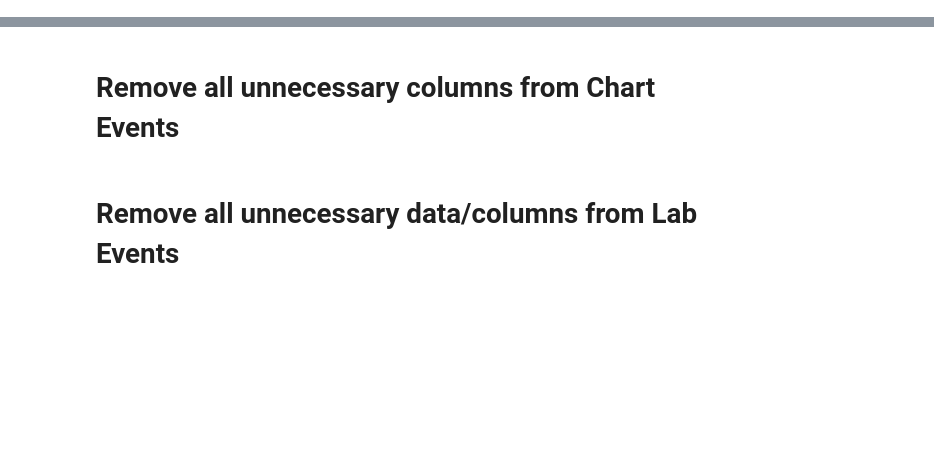
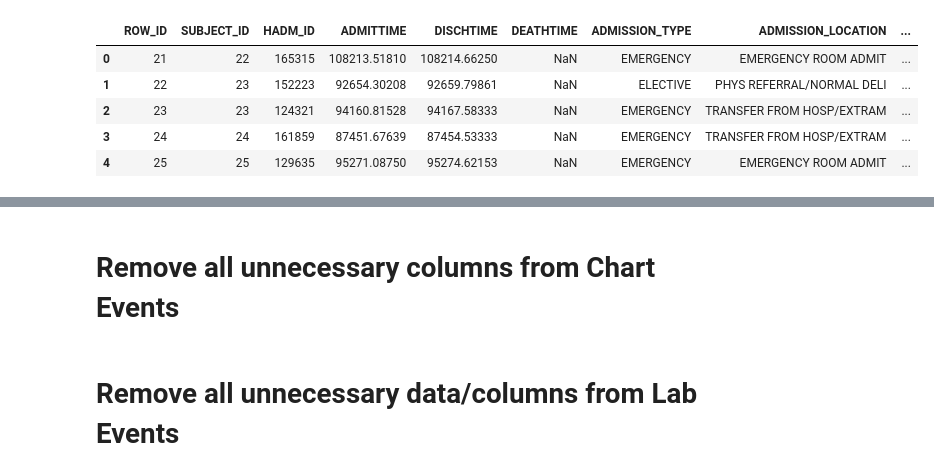
Before and after one commit to Amu19/conformalrnn1, a Jupyter notebook: utils/THESIS_NOTE.ipynb, the cells around one changed output, grey strips where cells are left out. Cells and saved outputs as stored; diff of their text form; code cells hidden in the pictures; blank space fills up the shorter version.

```diff
--- a/utils/THESIS_NOTE.ipynb
+++ b/utils/THESIS_NOTE.ipynb
@@ -14,4 +18,12 @@ from sklearn.preprocessing import StandardScaler
 # %%
-#df_admissions1 = pd.read_csv('C:/Users/Chicki/Desktop/Data/admissions_new1.csv')
-#df_admissions.count()
+df_admissions1 = pd.read_csv('C:/Users/Chicki/Desktop/Data/admissions_new1.csv')
+df_admissions1.head()
+
 #df_admissions1[df_admissions1['HADM_ID'] == 143363]
+# %% [output]
+|  | ROW_ID | SUBJECT_ID | HADM_ID | ADMITTIME | DISCHTIME | DEATHTIME | ADMISSION_TYPE | ADMISSION_LOCATION | ... |
+| 0 | 21 | 22 | 165315 | 108213.51810 | 108214.66250 | NaN | EMERGENCY | EMERGENCY ROOM ADMIT | ... |
+| 1 | 22 | 23 | 152223 | 92654.30208 | 92659.79861 | NaN | ELECTIVE | PHYS REFERRAL/NORMAL DELI | ... |
+| 2 | 23 | 23 | 124321 | 94160.81528 | 94167.58333 | NaN | EMERGENCY | TRANSFER FROM HOSP/EXTRAM | ... |
+| 3 | 24 | 24 | 161859 | 87451.67639 | 87454.53333 | NaN | EMERGENCY | TRANSFER FROM HOSP/EXTRAM | ... |
+| 4 | 25 | 25 | 129635 | 95271.08750 | 95274.62153 | NaN | EMERGENCY | EMERGENCY ROOM ADMIT | ... |
```
Also changed, not shown: parts of 13 cells of this notebook.
